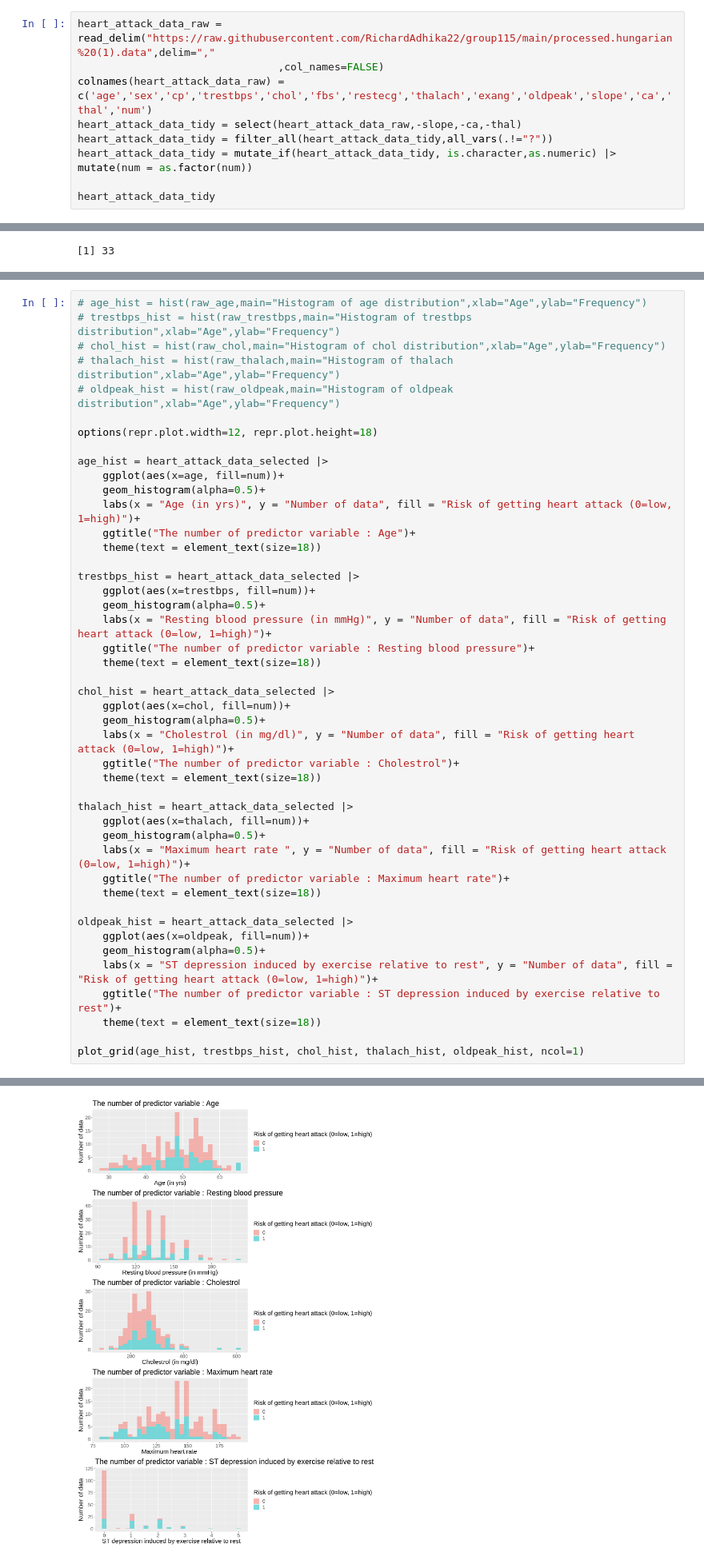
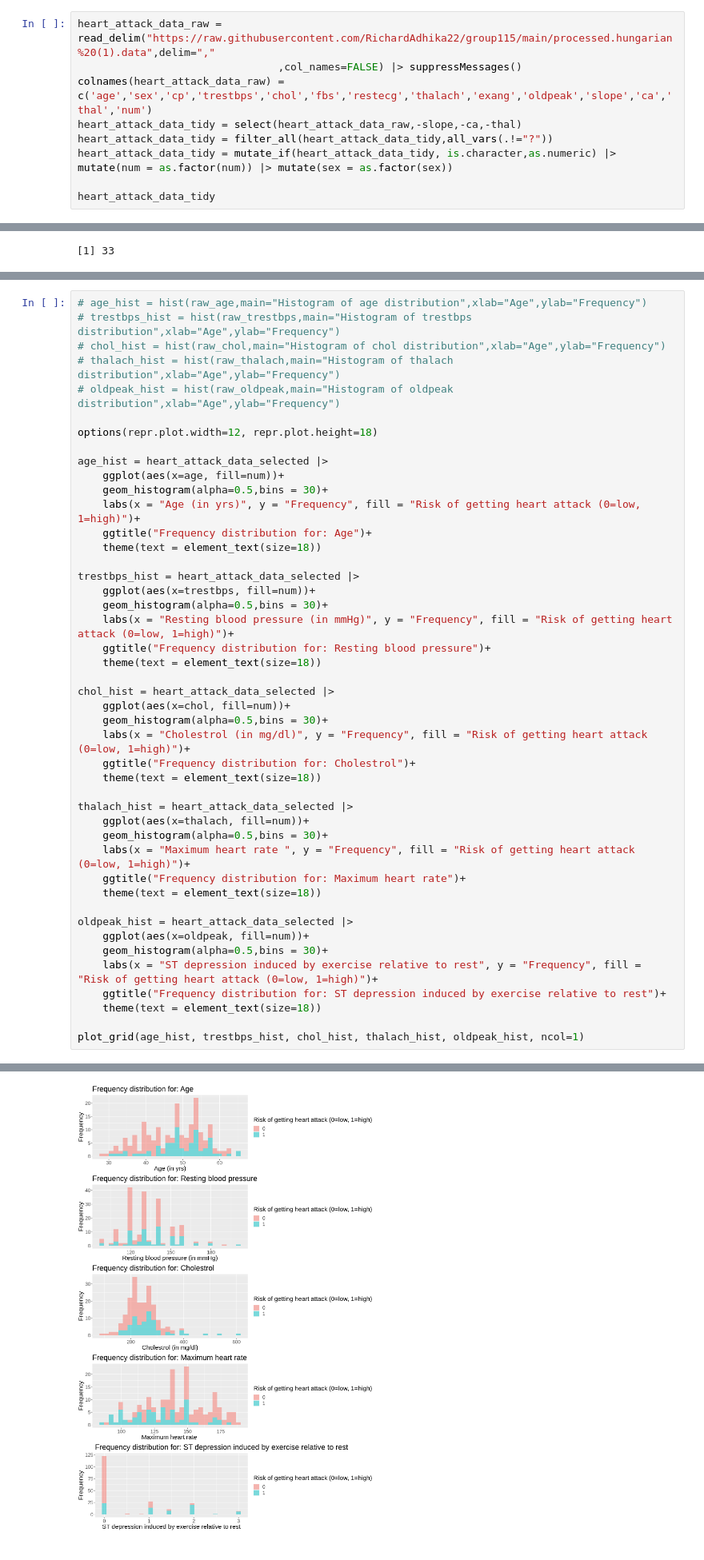
Before and after one commit to RichardAdhika22/heart_attack_prediction_knn, a Jupyter notebook: preliminary_analysis.ipynb, the cells around one changed output, grey strips where cells are left out. Shown at 80% size. Drawn from its saved outputs; the diff is of its cells as text.

```diff
--- a/preliminary_analysis.ipynb
+++ b/preliminary_analysis.ipynb
@@ -37,11 +20,11 @@ In this project, we are trying to predict whether someone has a high risk of get
 ##### Reading and tidying the data
 # %%
 heart_attack_data_raw = read_delim("https://raw.githubusercontent.com/RichardAdhika22/group115/main/processed.hungarian%20(1).data",delim=","
-                                ,col_names=FALSE)
+                                ,col_names=FALSE) |> suppressMessages()
 colnames(heart_attack_data_raw) = c('age','sex','cp','trestbps','chol','fbs','restecg','thalach','exang','oldpeak','slope','ca','thal','num')
 heart_attack_data_tidy = select(heart_attack_data_raw,-slope,-ca,-thal)
 heart_attack_data_tidy = filter_all(heart_attack_data_tidy,all_vars(.!="?"))
-heart_attack_data_tidy = mutate_if(heart_attack_data_tidy, is.character,as.numeric) |> mutate(num = as.factor(num))
+heart_attack_data_tidy = mutate_if(heart_attack_data_tidy, is.character,as.numeric) |> mutate(num = as.factor(num)) |> mutate(sex = as.factor(sex))
 
 heart_attack_data_tidy
 # %% [output]
@@ -188,37 +160,37 @@ options(repr.plot.width=12, repr.plot.height=18)
 
 age_hist = heart_attack_data_selected |>
     ggplot(aes(x=age, fill=num))+
-    geom_histogram(alpha=0.5)+
-    labs(x = "Age (in yrs)", y = "Number of data", fill = "Risk of getting heart attack (0=low, 1=high)")+
-    ggtitle("The number of predictor variable : Age")+
+    geom_histogram(alpha=0.5,bins = 30)+
+    labs(x = "Age (in yrs)", y = "Frequency", fill = "Risk of getting heart attack (0=low, 1=high)")+
+    ggtitle("Frequency distribution for: Age")+
     theme(text = element_text(size=18))
 
 trestbps_hist = heart_attack_data_selected |>
     ggplot(aes(x=trestbps, fill=num))+
-    geom_histogram(alpha=0.5)+
-    labs(x = "Resting blood pressure (in mmHg)", y = "Number of data", fill = "Risk of getting heart attack (0=low, 1=high)")+
-    ggtitle("The number of predictor variable : Resting blood pressure")+
+    geom_histogram(alpha=0.5,bins = 30)+
+    labs(x = "Resting blood pressure (in mmHg)", y = "Frequency", fill = "Risk of getting heart attack (0=low, 1=high)")+
+    ggtitle("Frequency distribution for: Resting blood pressure")+
     theme(text = element_text(size=18))
 
 chol_hist = heart_attack_data_selected |>
     ggplot(aes(x=chol, fill=num))+
-    geom_histogram(alpha=0.5)+
-    labs(x = "Cholestrol (in mg/dl)", y = "Number of data", fill = "Risk of getting heart attack (0=low, 1=high)")+
-    ggtitle("The number of predictor variable : Cholestrol")+
+    geom_histogram(alpha=0.5,bins = 30)+
+    labs(x = "Cholestrol (in mg/dl)", y = "Frequency", fill = "Risk of getting heart attack (0=low, 1=high)")+
+    ggtitle("Frequency distribution for: Cholestrol")+
     theme(text = element_text(size=18))
 
 thalach_hist = heart_attack_data_selected |>
     ggplot(aes(x=thalach, fill=num))+
-    geom_histogram(alpha=0.5)+
-    labs(x = "Maximum heart rate ", y = "Number of data", fill = "Risk of getting heart attack (0=low, 1=high)")+
-    ggtitle("The number of predictor variable : Maximum heart rate")+
+    geom_histogram(alpha=0.5,bins = 30)+
+    labs(x = "Maximum heart rate ", y = "Frequency", fill = "Risk of getting heart attack (0=low, 1=high)")+
+    ggtitle("Frequency distribution for: Maximum heart rate")+
     theme(text = element_text(size=18))
 
 oldpeak_hist = heart_attack_data_selected |>
     ggplot(aes(x=oldpeak, fill=num))+
-    geom_histogram(alpha=0.5)+
-    labs(x = "ST depression induced by exercise relative to rest", y = "Number of data", fill = "Risk of getting heart attack (0=low, 1=high)")+
-    ggtitle("The number of predictor variable : ST depression induced by exercise relative to rest")+
+    geom_histogram(alpha=0.5,bins = 30)+
+    labs(x = "ST depression induced by exercise relative to rest", y = "Frequency", fill = "Risk of getting heart attack (0=low, 1=high)")+
+    ggtitle("Frequency distribution for: ST depression induced by exercise relative to rest")+
     theme(text = element_text(size=18))
 
 plot_grid(age_hist, trestbps_hist, chol_hist, thalach_hist, oldpeak_hist, ncol=1)
@@ -235,4 +198,4 @@ plot_grid(age_hist, trestbps_hist, chol_hist, thalach_hist, oldpeak_hist, ncol=1
-[figure, old version]
+[figure, new version]
 # %% [markdown]
 ### Methods
 
```
Also changed, not shown: parts of 13 cells of this notebook.
